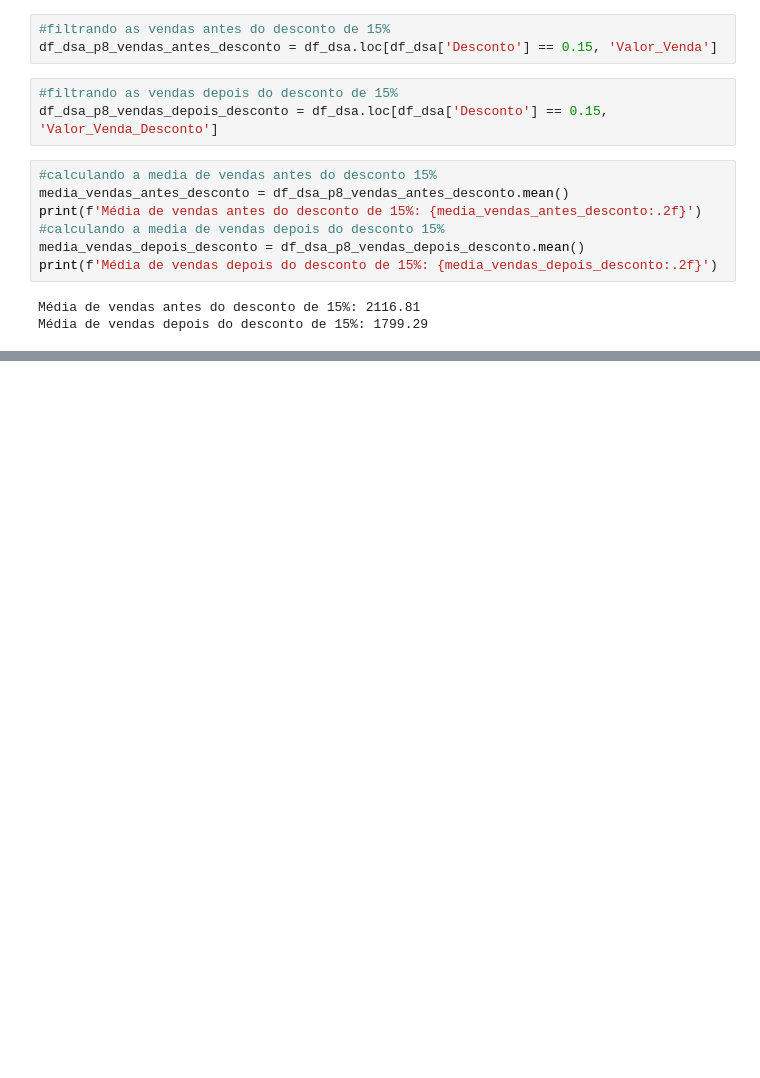
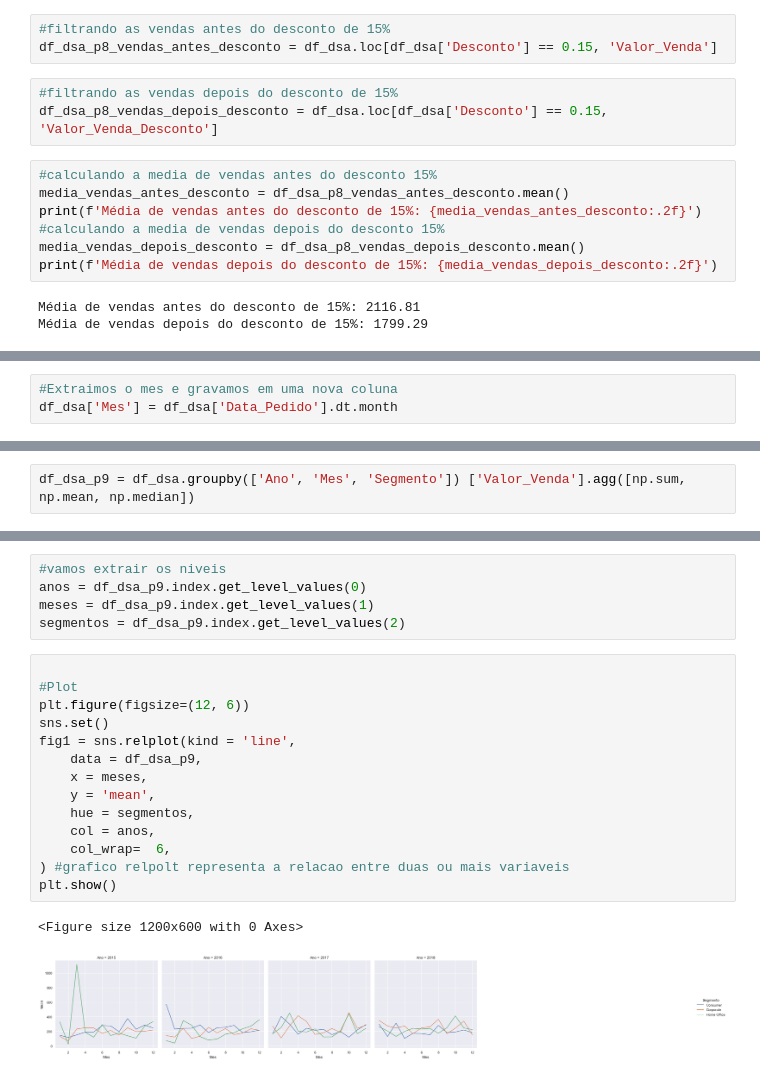
Before and after one commit to francisbowe/datasetvarejocomercial, a Jupyter notebook: main.ipynb, the cells around one changed output, grey strips where cells are left out. Cells and saved outputs as stored; diff of their text form; blank space fills up the shorter version.

Commit message:
p9 resolvido media venda por ano e por mes

```diff
--- a/main.ipynb
+++ b/main.ipynb
@@ -350,0 +355,3 @@ Média de vendas depois do desconto de 15%: 1799.29
+# %%
+#Extraimos o mes e gravamos em uma nova coluna
+df_dsa['Mes'] = df_dsa['Data_Pedido'].dt.month
@@ -350,0 +367,2 @@ Média de vendas depois do desconto de 15%: 1799.29
+# %%
+df_dsa_p9 = df_dsa.groupby(['Ano', 'Mes', 'Segmento']) ['Valor_Venda'].agg([np.sum, np.mean, np.median])
@@ -350,0 +386,22 @@ Média de vendas depois do desconto de 15%: 1799.29
+# %%
+#vamos extrair os niveis
+anos = df_dsa_p9.index.get_level_values(0)
+meses = df_dsa_p9.index.get_level_values(1)
+segmentos = df_dsa_p9.index.get_level_values(2)
+# %%
+
+#Plot
+plt.figure(figsize=(12, 6))
+sns.set()
+fig1 = sns.relplot(kind = 'line',
+    data = df_dsa_p9,
+    x = meses,
+    y = 'mean',
+    hue = segmentos,
+    col = anos,
+    col_wrap=  6,
+) #grafico relpolt representa a relacao entre duas ou mais variaveis
+plt.show()
+# %% [output]
+<Figure size 1200x600 with 0 Axes>
+[figure, added]
```
Also changed, not shown: parts of 3 cells of this notebook.
